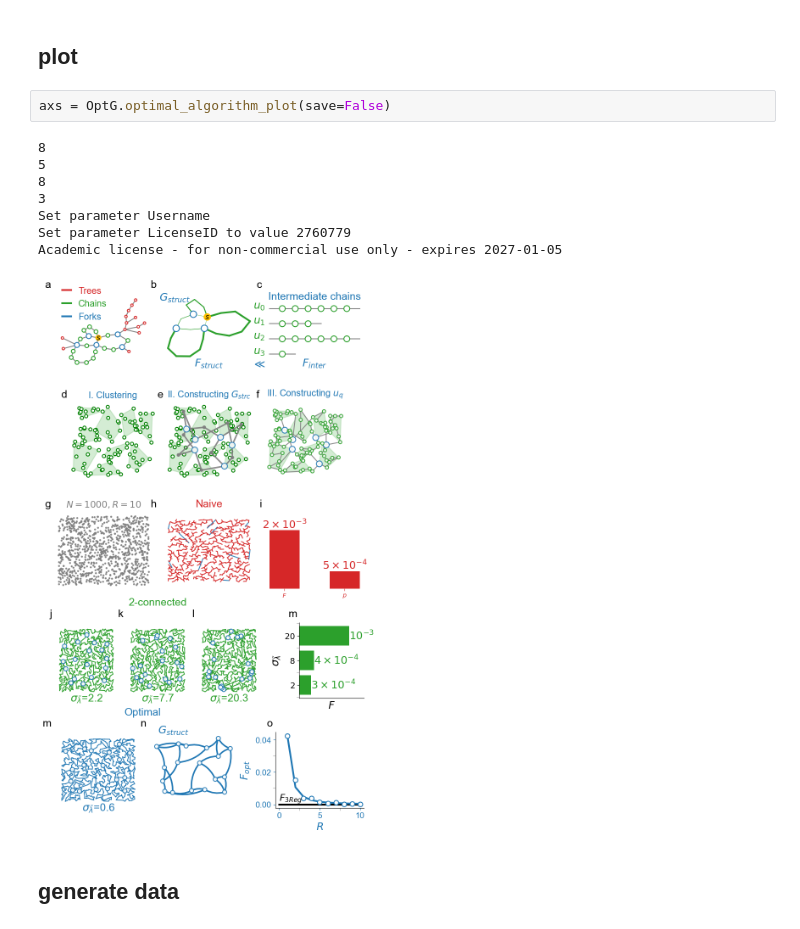
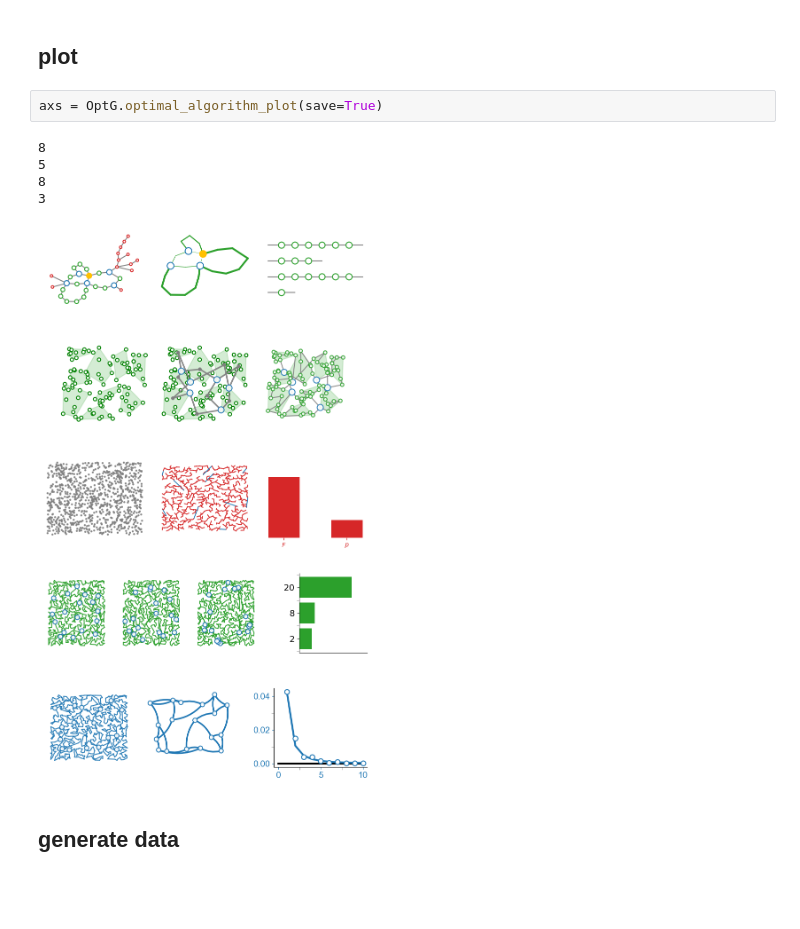
Before and after one commit to RotemBrand/cost_effective, a Jupyter notebook: figures/figures.ipynb, the cells around one changed output. Cells and saved outputs as stored; diff of their text form; blank space fills up the shorter version.

Commit message:
add figures output

```diff
--- a/figures/figures.ipynb
+++ b/figures/figures.ipynb
@@ -91,16 +91,13 @@ regulars
 # %% [markdown]
 ## plot
 # %%
-axs = OptG.optimal_algorithm_plot(save=False)
+axs = OptG.optimal_algorithm_plot(save=True)
 # %% [output]
 8
 5
 8
 3
-Set parameter Username
-Set parameter LicenseID to value 2760779
-Academic license - for non-commercial use only - expires 2027-01-05
-[figure, old version]
+[figure, new version]
 # %% [markdown]
 ## generate data
 # %%
```
Also changed, not shown: parts of 5 cells of this notebook, 33 other files.
